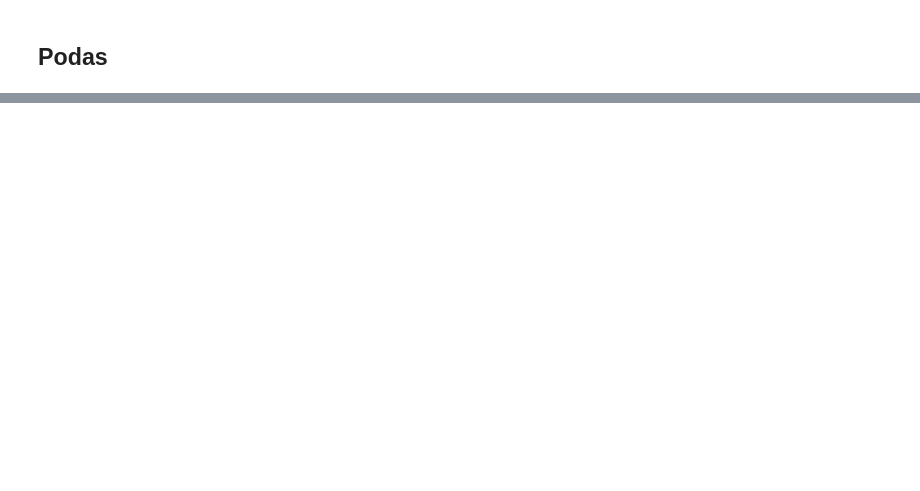
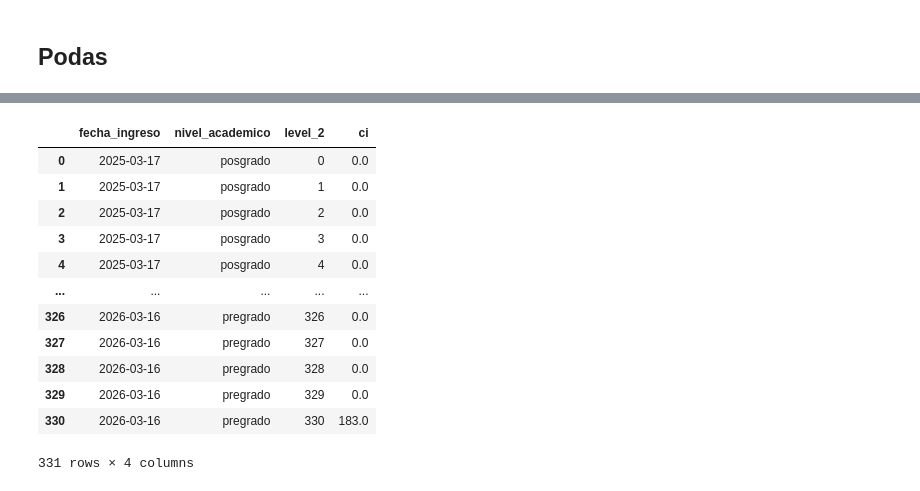
Before and after one commit to juanjimenez-design/central_perm_flow, a Jupyter notebook: notebooks/nb_cascadas_lifetables_survival.ipynb, the cells around one changed output, grey strips where cells are left out. Cells and saved outputs as stored; diff of their text form; code cells hidden in the pictures; blank space fills up the shorter version.

```diff
--- a/notebooks/nb_cascadas_lifetables_survival.ipynb
+++ b/notebooks/nb_cascadas_lifetables_survival.ipynb
@@ -469,0 +525,3 @@ cascadas_semanal['et'] = cascadas_semanal['ai'] / (cascadas_semanal['nuevos']-ca
+# %%
+censuras = censuras.reset_index()
+# %% [output]
@@ -469,0 +529,13 @@ cascadas_semanal['et'] = cascadas_semanal['ai'] / (cascadas_semanal['nuevos']-ca
+|  | fecha_ingreso | nivel_academico | level_2 | ci |
+| 0 | 2025-03-17 | posgrado | 0 | 0.0 |
+| 1 | 2025-03-17 | posgrado | 1 | 0.0 |
+| 2 | 2025-03-17 | posgrado | 2 | 0.0 |
+| 3 | 2025-03-17 | posgrado | 3 | 0.0 |
+| 4 | 2025-03-17 | posgrado | 4 | 0.0 |
+| ... | ... | ... | ... | ... |
+| 326 | 2026-03-16 | pregrado | 326 | 0.0 |
+| 327 | 2026-03-16 | pregrado | 327 | 0.0 |
+| 328 | 2026-03-16 | pregrado | 328 | 0.0 |
+| 329 | 2026-03-16 | pregrado | 329 | 0.0 |
+| 330 | 2026-03-16 | pregrado | 330 | 183.0 |
+331 rows × 4 columns
```
Also changed, not shown: parts of 45 cells of this notebook, 1 other file.
